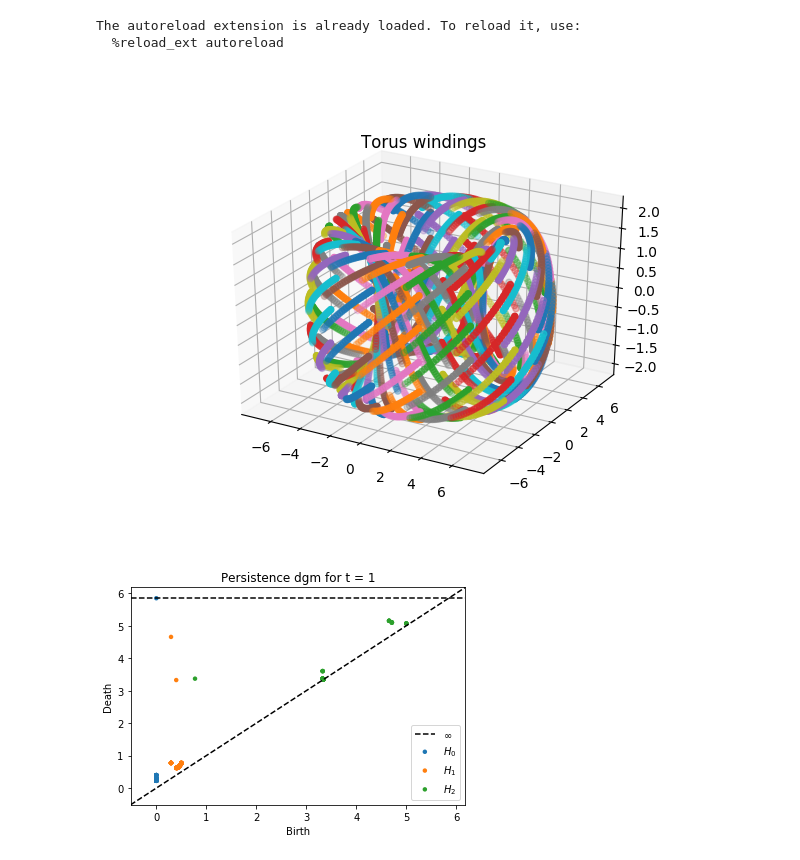
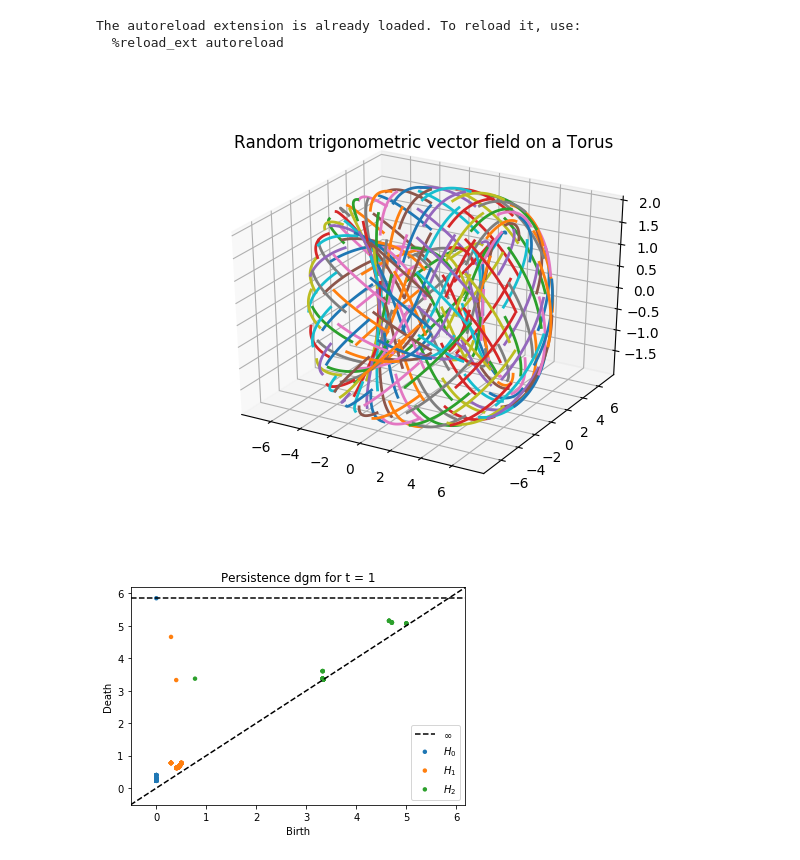
Before and after one commit to Mishalassif/Traj2Phase, a Jupyter notebook: examples/torus/torus_winding.ipynb, the cells around one changed output. Drawn from its saved outputs; the diff is of its cells as text; code cells hidden in the pictures.

```diff
--- a/examples/torus/torus_winding.ipynb
+++ b/examples/torus/torus_winding.ipynb
@@ -46,14 +32,22 @@ def torus_wind(theta, phi, length=10, noise=False, sigma=0.05, time_i=0, time_f=
 # %%
 list_traj = []
 N=15
 length=25
 
 for i in range(N):
     for j in range(N):
         list_traj.append(torus_wind(2*i*math.pi/N, 2*j*math.pi/N, length, noise=0,time_i=0, time_f=length-1))
-plot_2pc_traj(list_traj)
+
+ax = plt.figure().add_subplot(projection='3d')
+#ax.set_xlabel("X Axis")
+#ax.set_ylabel("Y Axis")
+#ax.set_zlabel("Z Axis")
+ax.set_title("Random trigonometric vector field on a Torus")
+for i in range(len(list_traj)):
+    ax.plot(*list_traj[i][:,1:].T, lw=2)
+plt.show()
 # %% [output]
-[figure, old version]
+[figure, new version]
 # %%
 t2s = Traj2Sim()
 
```
Also changed, not shown: parts of 1 cell of this notebook, 7 other files.
